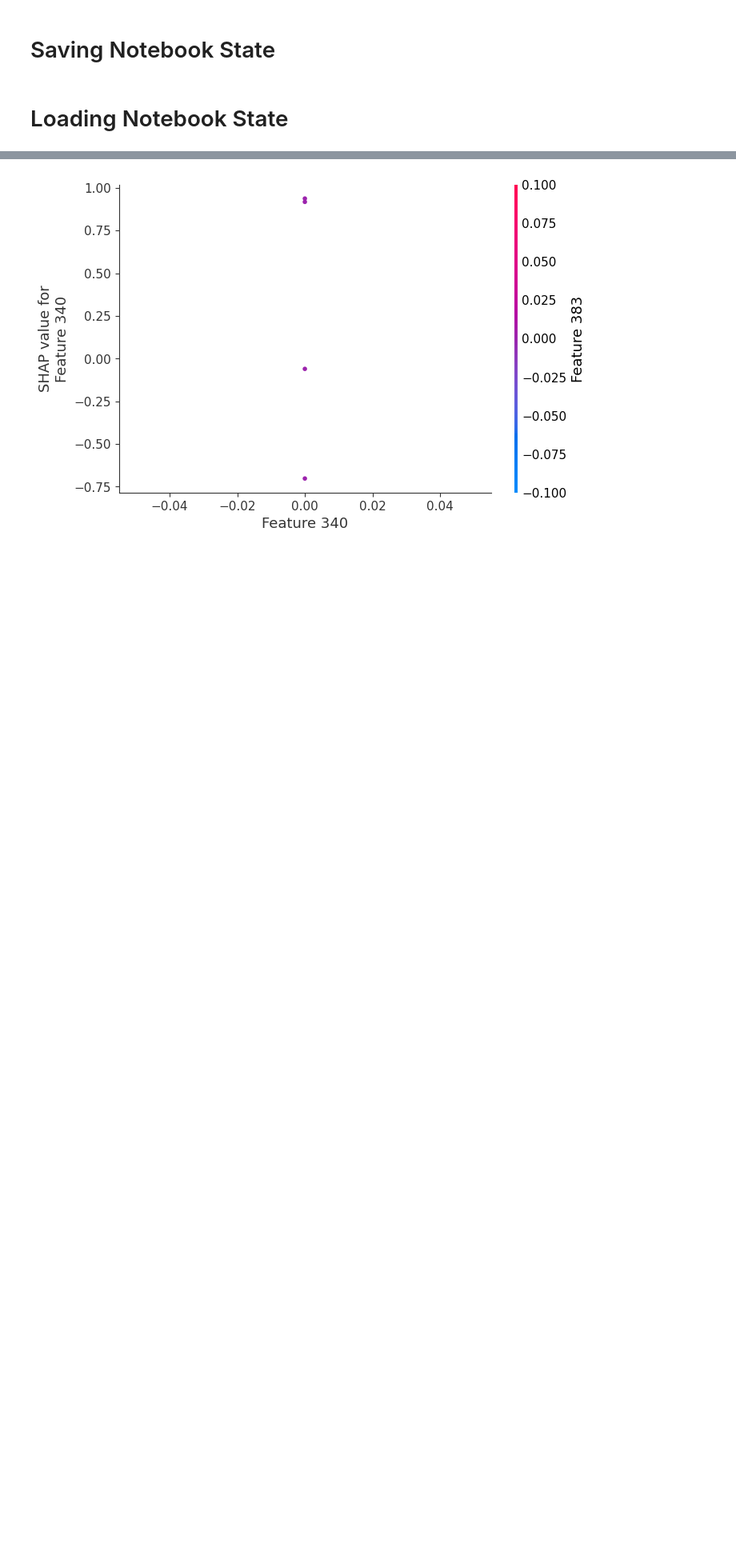
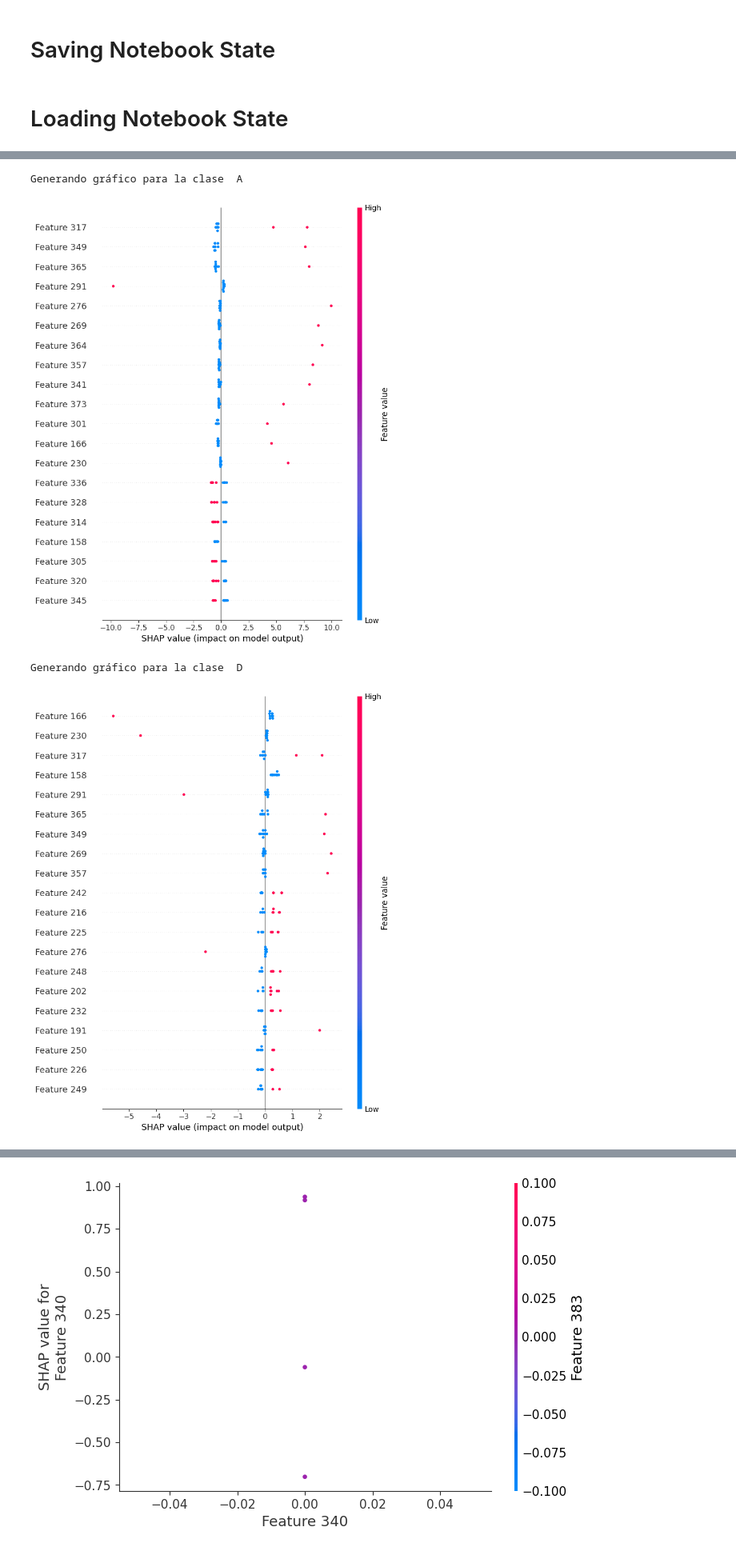
Before and after one commit to FranciscoMorenoB/TFG-XAI-CONCURRENCIA, a Jupyter notebook: Notebooks-Modificados/4th filter - variable interop distance (easy).ipynb, the cells around one changed output, grey strips where cells are left out. Shown at 80% size. Cells and saved outputs as stored; diff of their text form; code cells hidden in the pictures; blank space fills up the shorter version.

Commit message:
Analsis Shap.Kernel Local por clases

```diff
--- a/Notebooks-Modificados/4th filter - variable interop distance (easy).ipynb
+++ b/Notebooks-Modificados/4th filter - variable interop distance (easy).ipynb
@@ -881,0 +793,14 @@ print(data.feature_names_one_hotted)
+# %%
+# Para las primeras 10 muestras
+for class_idx in range(4):  # Asumiendo que hay 4 clases
+    # Extraer la contribución de todas las características para esta clase en las primeras 10 muestras
+    print("Generando gráfico para la clase ", label_encoder.classes_[class_idx])
+    class_shap_values = np.array([shap_values[i][:, class_idx] for i in range(10)])  # Obtener los valores SHAP para cada una de las 10 muestras y la clase 'class_idx'
+
+    # Visualizar los valores SHAP para esta clase en las primeras 10 muestras
+    shap.summary_plot(class_shap_values, x_train[:10])
+# %% [output]
+Generando gráfico para la clase  A
+[figure, added]
+Generando gráfico para la clase  D
+[figure, added]
```
Also changed, not shown: parts of 24 cells of this notebook.
